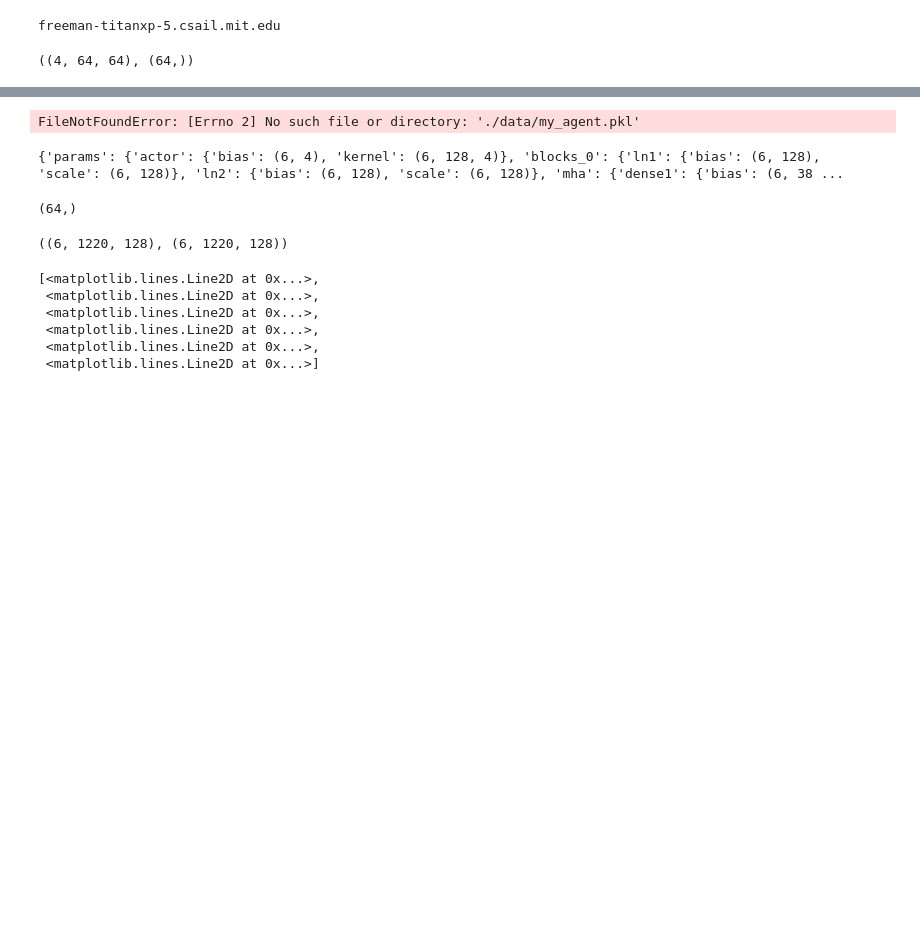
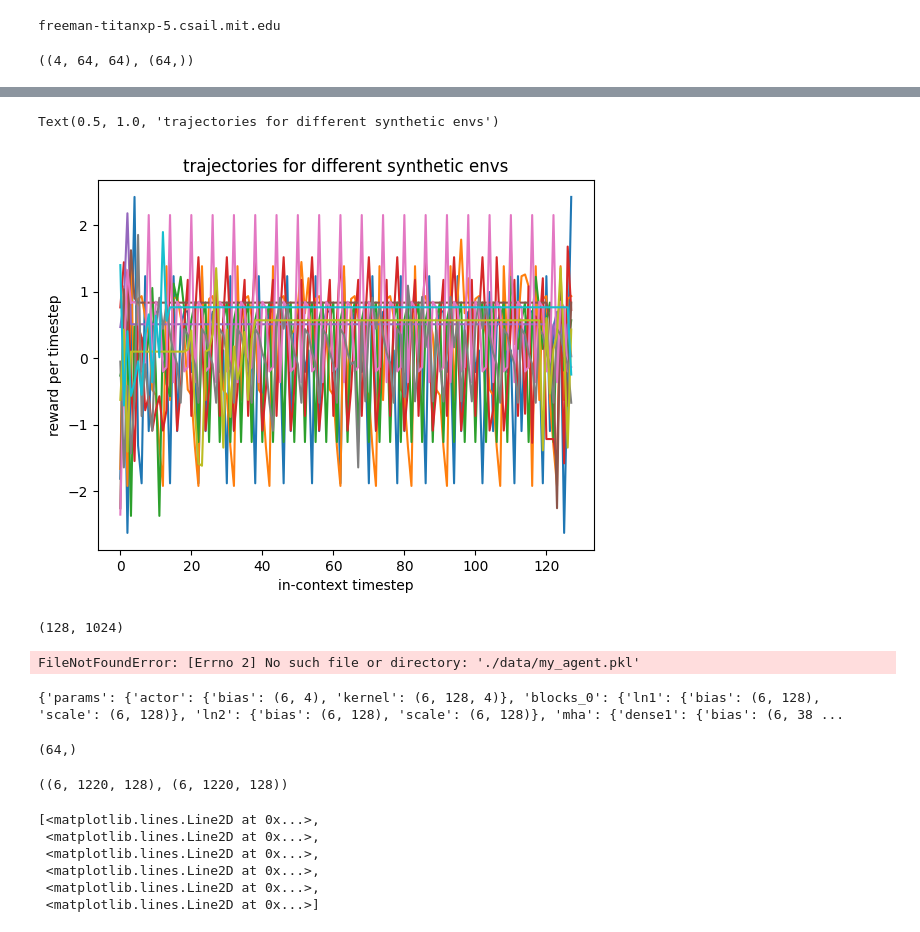
Before and after one commit to akarshkumar0101/synthetic-mdps, a Jupyter notebook: src/viz_env.ipynb, the cells around one changed output, grey strips where cells are left out. Drawn from its saved outputs; the diff is of its cells as text; code cells hidden in the pictures; blank space fills up the shorter version.

```diff
--- a/src/viz_env.ipynb
+++ b/src/viz_env.ipynb
@@ -78,0 +80,5 @@ nx.draw(G, with_labels=True, node_color=rew_01, pos=pos)
+# %%
+env = "env=dsmdp;n_states=64;n_acts=4;d_obs=64;rdist=N;rpo=64;tl=128"
+with open(f'../data/{env}/agent.pkl', 'rb') as f:
+    agent_params_trained = pickle.load(f)
+agent_params_trained = jax.tree_map(lambda x: x[0], agent_params_trained)
@@ -78,0 +89,5 @@ nx.draw(G, with_labels=True, node_color=rew_01, pos=pos)
+# %%
+env = "env=dsmdp;n_states=64;n_acts=4;d_obs=64;rdist=N;rpo=64;tl=128"
+env = create_env(env)
+agent = create_agent(env, "linear_transformer", 128)
+n_envs = 1024
@@ -79,3 +147,15 @@ nx.draw(G, with_labels=True, node_color=rew_01, pos=pos)
+# %%
+plt.plot(rews[:, :10]);
+plt.ylabel('reward per timestep')
+plt.xlabel('in-context timestep')
+plt.title('trajectories for different synthetic envs')
+# %% [output]
+Text(0.5, 1.0, 'trajectories for different synthetic envs')
+[figure, added]
+# %%
+rews.shape
+# %% [output]
+(128, 1024)
 # %%
 from train import *
 # %%
```
Also changed, not shown: parts of 6 cells of this notebook, 16 other files.
